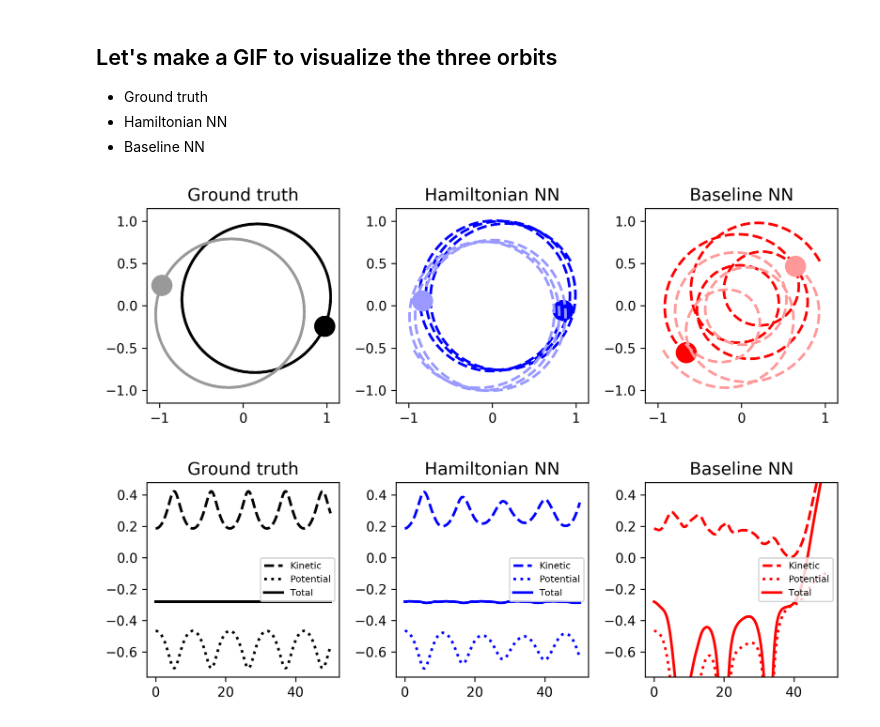
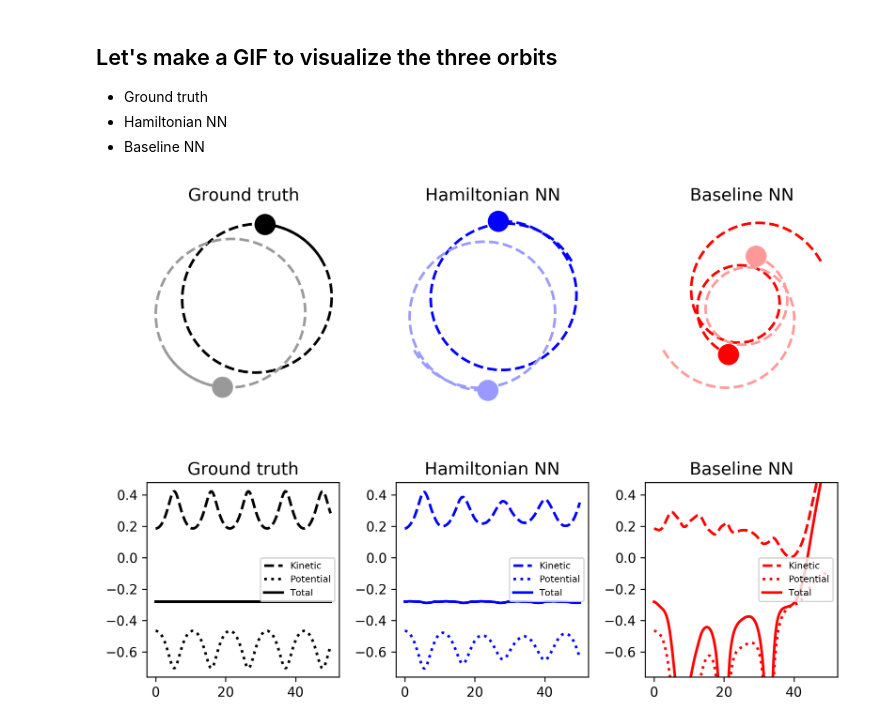
Before and after one commit to greydanus/hamiltonian-nn, a Jupyter notebook: analyze-2body.ipynb, the cells around one changed output. Drawn from its saved outputs; the diff is of its cells as text; code cells hidden in the pictures.

```diff
--- a/analyze-2body.ipynb
+++ b/analyze-2body.ipynb
@@ -300,7 +300,7 @@ def plot_orbits(fig, k, tail=10000, pfrac=0.05, fs=28, ms=40, lw=3, tpad=15):
     for i, path in enumerate(orbit):
         plt.plot(path[1,t:k], path[2,t:k], '--', c=colors[i], linewidth=lw)
         plt.plot(path[1,k], path[2,k], '.', c=colors[i], markersize=ms)
-#     plt.axis('off')
+    plt.axis('off')
 #     plt.xticks([], []) ; plt.yticks([], [])
     plt.xlim(xmin, xmax) ; plt.ylim(ymin, ymax)
 #     plt.axis('equal')
@@ -311,7 +311,7 @@ def plot_orbits(fig, k, tail=10000, pfrac=0.05, fs=28, ms=40, lw=3, tpad=15):
     for i, path in enumerate(hnn_orbit):
         plt.plot(path[1,t:k], path[2,t:k], '--', c=colors[i], linewidth=lw)
         plt.plot(path[1,k], path[2,k], '.', c=colors[i], markersize=ms)
-#     plt.axis('off')
+    plt.axis('off')
 #     plt.xticks([], []) ; plt.yticks([], [])
     plt.xlim(xmin, xmax) ; plt.ylim(ymin, ymax)
 #     plt.axis('equal')
@@ -322,7 +322,7 @@ def plot_orbits(fig, k, tail=10000, pfrac=0.05, fs=28, ms=40, lw=3, tpad=15):
     for i, path in enumerate(base_orbit):
         plt.plot(path[1,t:k], path[2,t:k], '--', c=colors[i], linewidth=lw)
         plt.plot(path[1,k], path[2,k], '.', c=colors[i], markersize=ms)
-#     plt.axis('off')
+    plt.axis('off')
 #     plt.xticks([], []) ; plt.yticks([], [])
     plt.xlim(xmin, xmax) ; plt.ylim(ymin, ymax)
 #     plt.axis('equal')
@@ -330,12 +330,12 @@ def plot_orbits(fig, k, tail=10000, pfrac=0.05, fs=28, ms=40, lw=3, tpad=15):
     plt.tight_layout()
 # %%
 dpi = 40
-k = 1200
+k = 500
 fig = plt.figure(figsize=[8,2.8], dpi=DPI)
 plot_orbits(fig, k, fs=13, tpad=6, lw=2, ms=30)
 plt.show() ; fig.savefig('{}/orbits-compare.{}'.format(args.fig_dir, FORMAT))
 # %% [output]
-[figure, old version]
+[figure, new version]
 # %%
 tail=10000; pfrac=0.05
 fs=13; tpad=6; lw=2; ms=30
```
Also changed, not shown: parts of 1 cell of this notebook, 45 other files.
